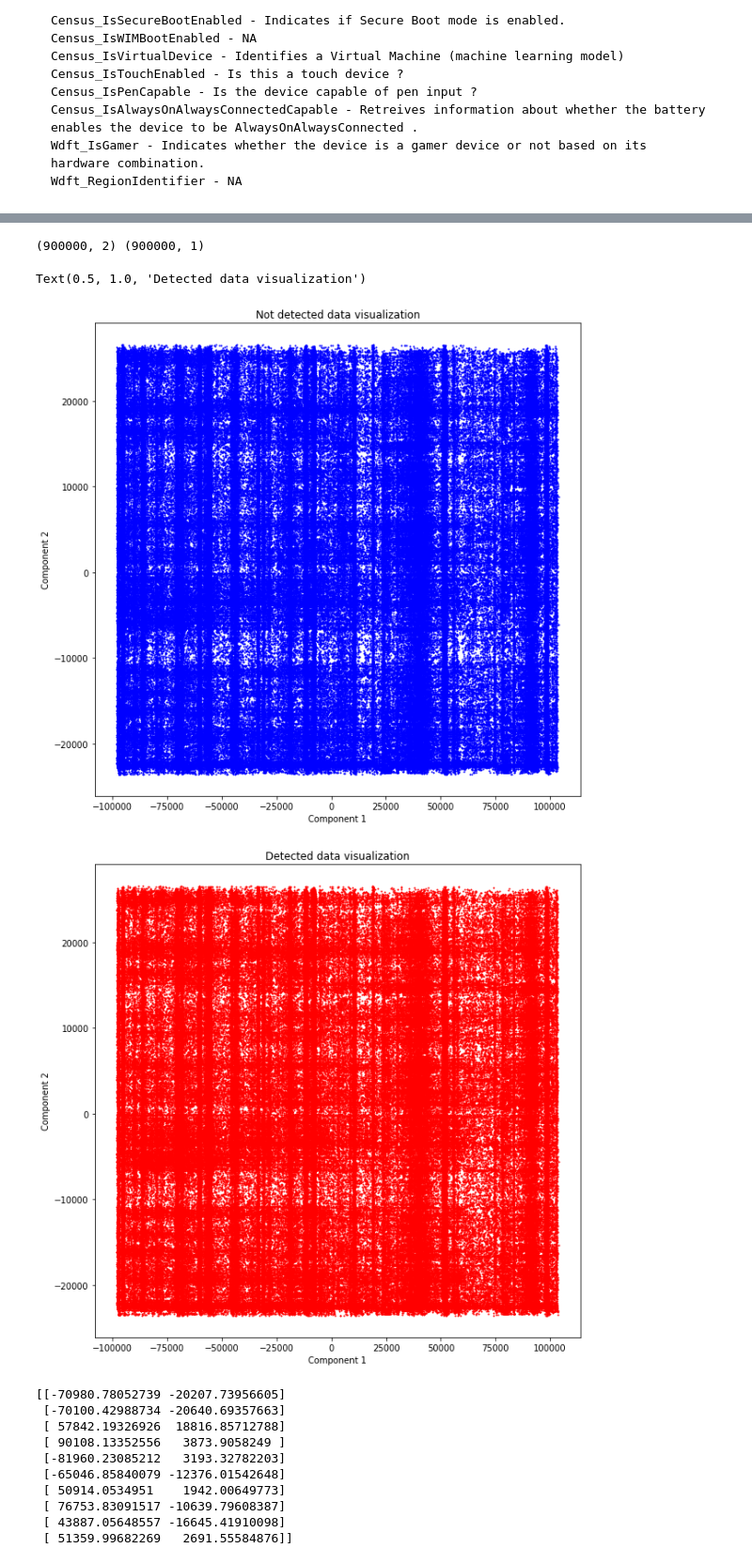
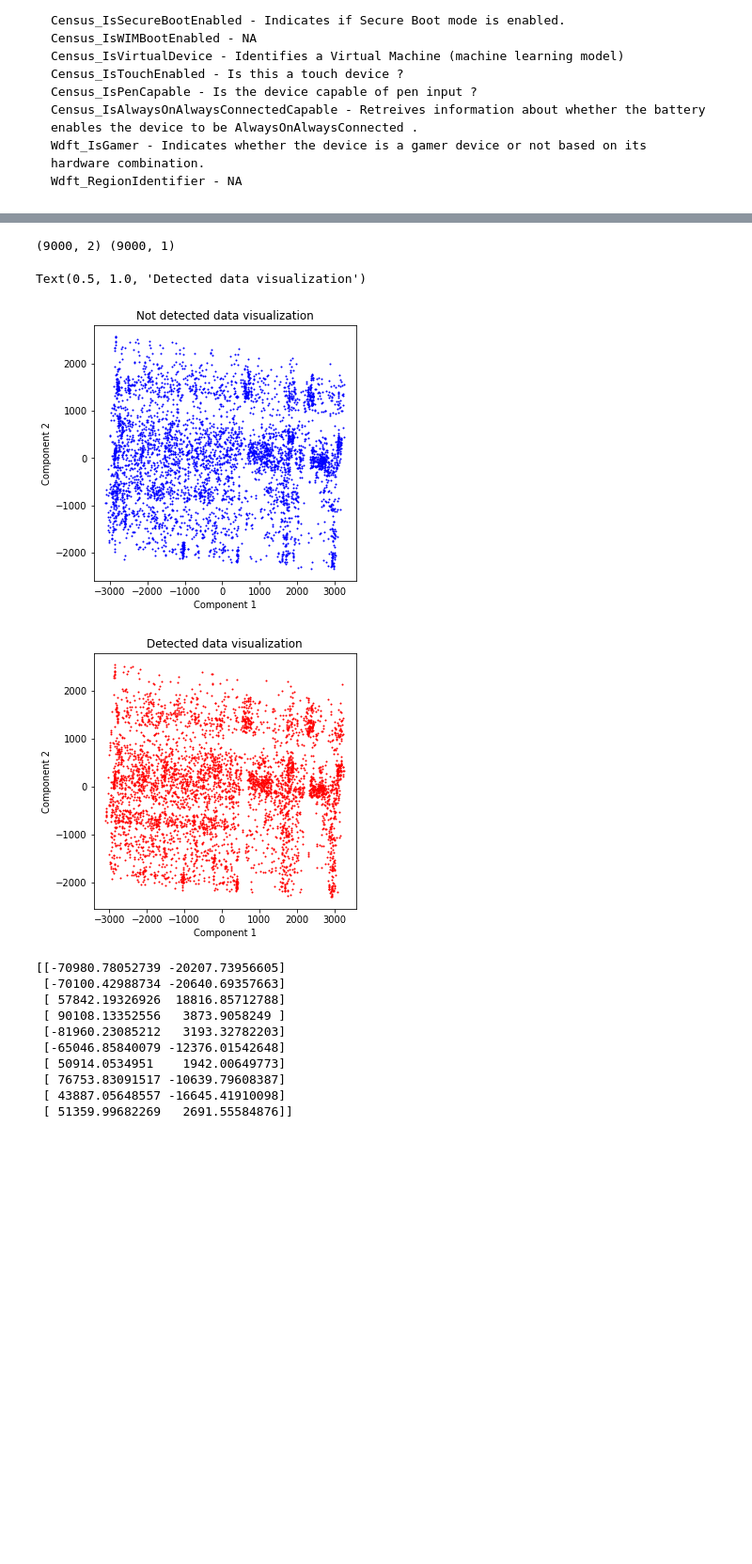
Before and after one commit to nugzar/mics-w207, a Jupyter notebook: w207_project.ipynb, the cells around one changed output, grey strips where cells are left out. Shown at 94% size. Drawn from its saved outputs; the diff is of its cells as text; code cells hidden in the pictures; blank space fills up the shorter version.

```diff
--- a/w207_project.ipynb
+++ b/w207_project.ipynb
@@ -148,7 +148,7 @@ datatypes = {'ProductName': str, 'EngineVersion': str, 'AppVersion': str, 'AvSig
     'HasDetections': np.int64}
 
 #full_features = pd.read_csv("./csv/train.csv", index_col="MachineIdentifier", dtype=datatypes, nrows=10000)
-full_features = pd.read_csv("./csv/train.csv", dtype=datatypes, nrows=1000000)
+full_features = pd.read_csv("./csv/train.csv", dtype=datatypes, nrows=10000)
 # %%
 print (full_features.shape)
 # %% [output]
@@ -273,5 +301,5 @@ print(train_features_encoded.shape)
 # %%
-model = PCA(n_components=10)
+model = PCA(n_components=30)
 model.fit_transform(train_features_encoded)
 
 # We need cumulative sums by components
@@ -293,38 +328,38 @@ k = 10  Variance = 0.9999765001711008
 # %%
 model = PCA(n_components=2)
 pca_results = np.array(model.fit_transform(train_features_encoded))
 
 print (pca_results.shape, train_labels.shape)
 
 #print ([train_labels.ravel()==1])
 
-plt.figure(figsize = (10,10))
+plt.figure(figsize = (5,5))
 
 # when train_label == 1, then malware was detected
 # when train_label == 0, malware was NOT detected
 
 plt.plot(pca_results[:,0][train_labels.ravel()==0], pca_results[:,1][train_labels.ravel()==0], 'bo', markersize=1)
 
 plt.xlabel('Component 1')
 plt.ylabel('Component 2')
 plt.title("Not detected data visualization")
 
 
-plt.figure(figsize = (10,10))
+plt.figure(figsize = (5,5))
 
 # when train_label == 1, then malware was detected
 # when train_label == 0, malware was NOT detected
 
 plt.plot(pca_results[:,0][train_labels.ravel()==1], pca_results[:,1][train_labels.ravel()==1], 'ro', markersize=1)
 
 plt.xlabel('Component 1')
 plt.ylabel('Component 2')
 plt.title("Detected data visualization")
 # %% [output]
-(900000, 2) (900000, 1)
+(9000, 2) (9000, 1)
 Text(0.5, 1.0, 'Detected data visualization')
-[figure, old version]
+[figure, new version]
-[figure, old version]
+[figure, new version]
 # %%
 print (pca_results[:][train_labels.ravel()==0][:10])
 # %% [output]
```
Also changed, not shown: parts of 10 cells of this notebook.
